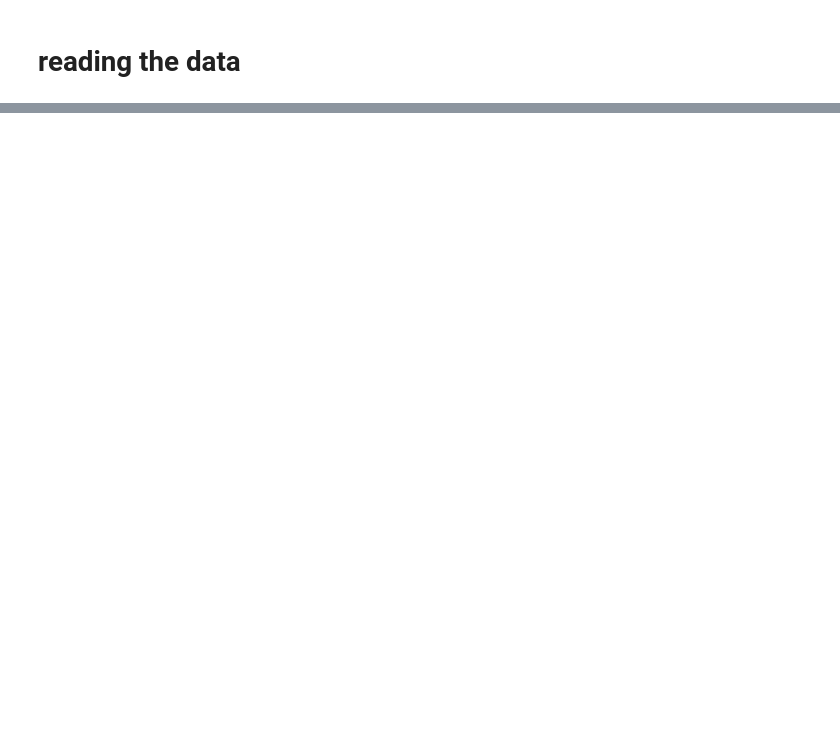
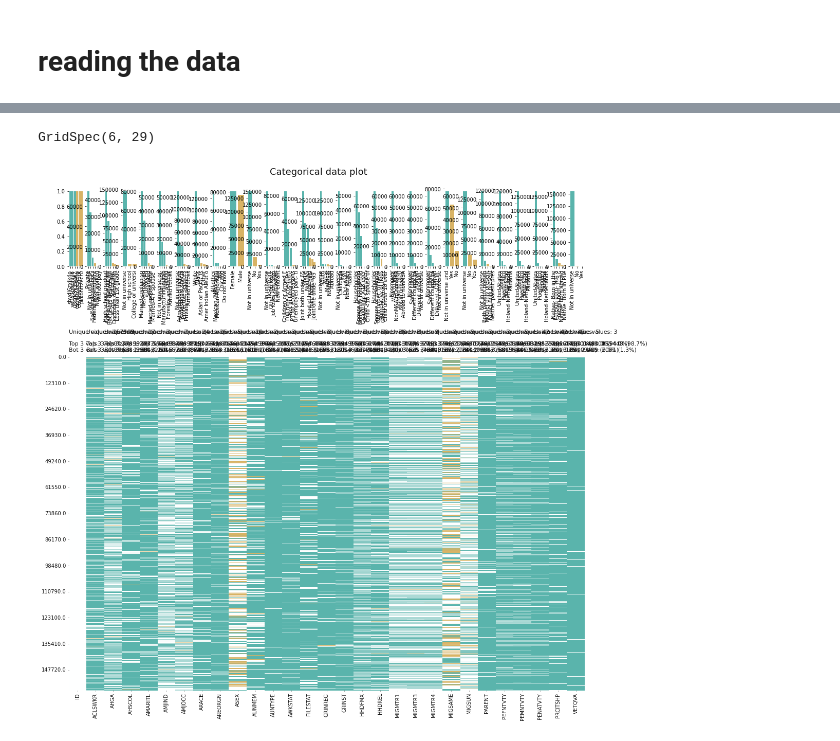
Before and after one commit to misiriya/kaggle-practice, a Jupyter notebook: dont-give-up.ipynb, the cells around one changed output, grey strips where cells are left out. Drawn from its saved outputs; the diff is of its cells as text; code cells hidden in the pictures; blank space fills up the shorter version.

```diff
--- a/dont-give-up.ipynb
+++ b/dont-give-up.ipynb
@@ -89,0 +69,5 @@ dtype: int64
+# %%
+klib.cat_plot(data)
+# %% [output]
+GridSpec(6, 29)
+[figure, added]
```
Also changed, not shown: parts of 29 cells of this notebook.
